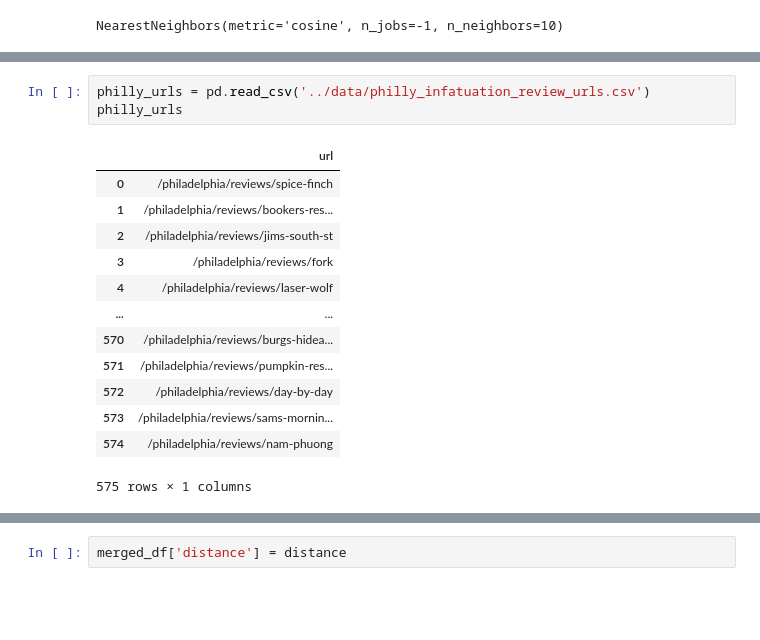
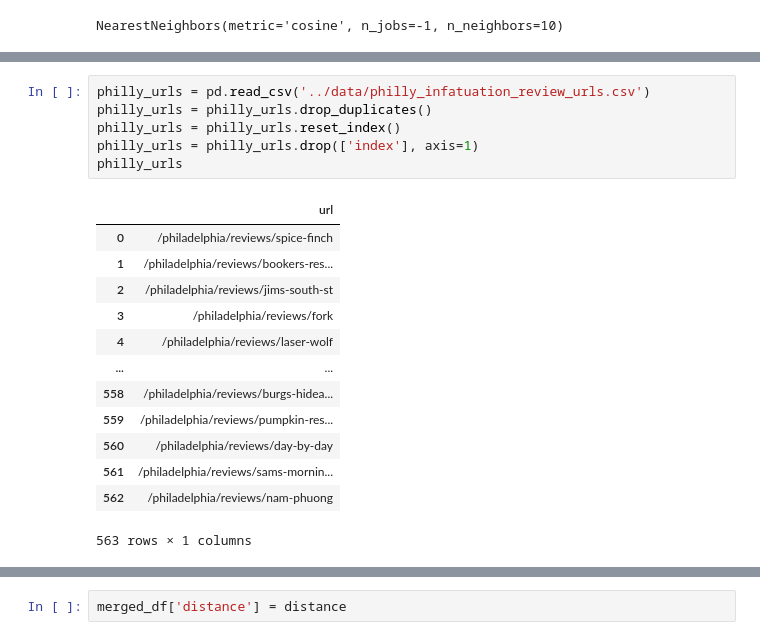
Before and after one commit to bigoshunane/Project-3, a Jupyter notebook: jupyter notebooks/Michelin Unsupervised Text Classifier.ipynb, the cells around one changed output, grey strips where cells are left out. Saved outputs shown, nothing was run; the diff lists cells and outputs as text; blank space fills up the shorter version.

```diff
--- a/jupyter notebooks/Michelin Unsupervised Text Classifier.ipynb
+++ b/jupyter notebooks/Michelin Unsupervised Text Classifier.ipynb
@@ -38,19 +54,22 @@ philly_df = pd.read_csv ('../data/philly_review_p.csv')
 # %%
 philly_urls = pd.read_csv('../data/philly_infatuation_review_urls.csv')
+philly_urls = philly_urls.drop_duplicates()
+philly_urls = philly_urls.reset_index()
+philly_urls = philly_urls.drop(['index'], axis=1)
 philly_urls
 # %% [output]
 |  | url |
 | 0 | /philadelphia/reviews/spice-finch |
 | 1 | /philadelphia/reviews/bookers-res... |
 | 2 | /philadelphia/reviews/jims-south-st |
 | 3 | /philadelphia/reviews/fork |
 | 4 | /philadelphia/reviews/laser-wolf |
 | ... | ... |
-| 570 | /philadelphia/reviews/burgs-hidea... |
-| 571 | /philadelphia/reviews/pumpkin-res... |
-| 572 | /philadelphia/reviews/day-by-day |
-| 573 | /philadelphia/reviews/sams-mornin... |
-| 574 | /philadelphia/reviews/nam-phuong |
+| 558 | /philadelphia/reviews/burgs-hidea... |
+| 559 | /philadelphia/reviews/pumpkin-res... |
+| 560 | /philadelphia/reviews/day-by-day |
+| 561 | /philadelphia/reviews/sams-mornin... |
+| 562 | /philadelphia/reviews/nam-phuong |
-575 rows × 1 columns
+563 rows × 1 columns
 # %%
 merged_df = philly_df.merge(philly_urls, left_index=True, right_index=True)
```
Also changed, not shown: parts of 9 cells of this notebook, 8 other files.
